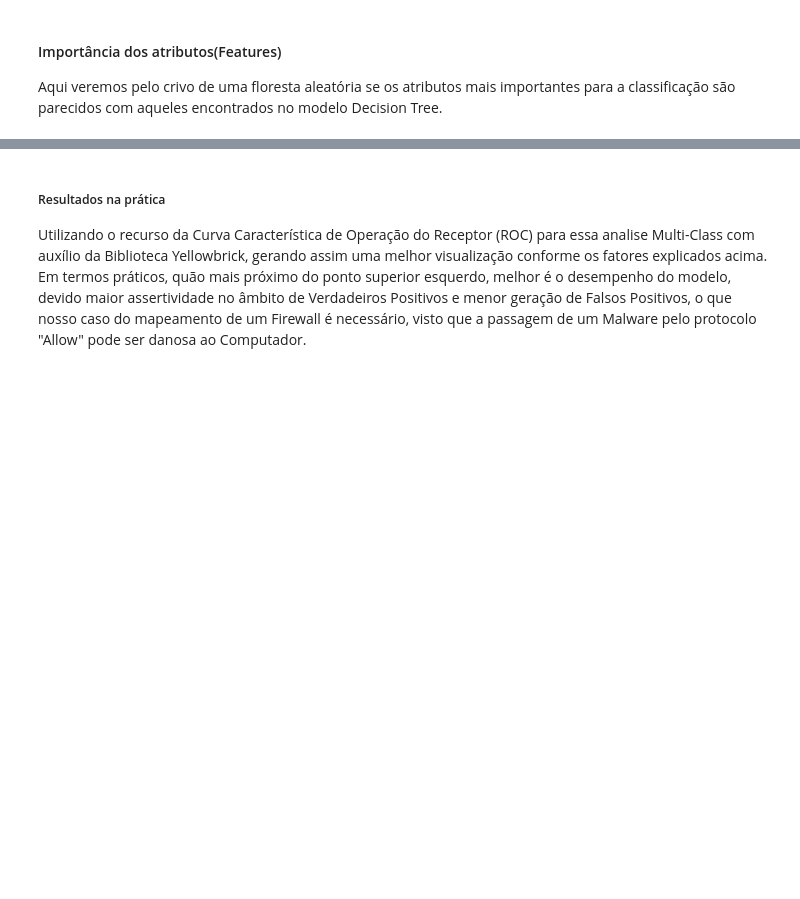
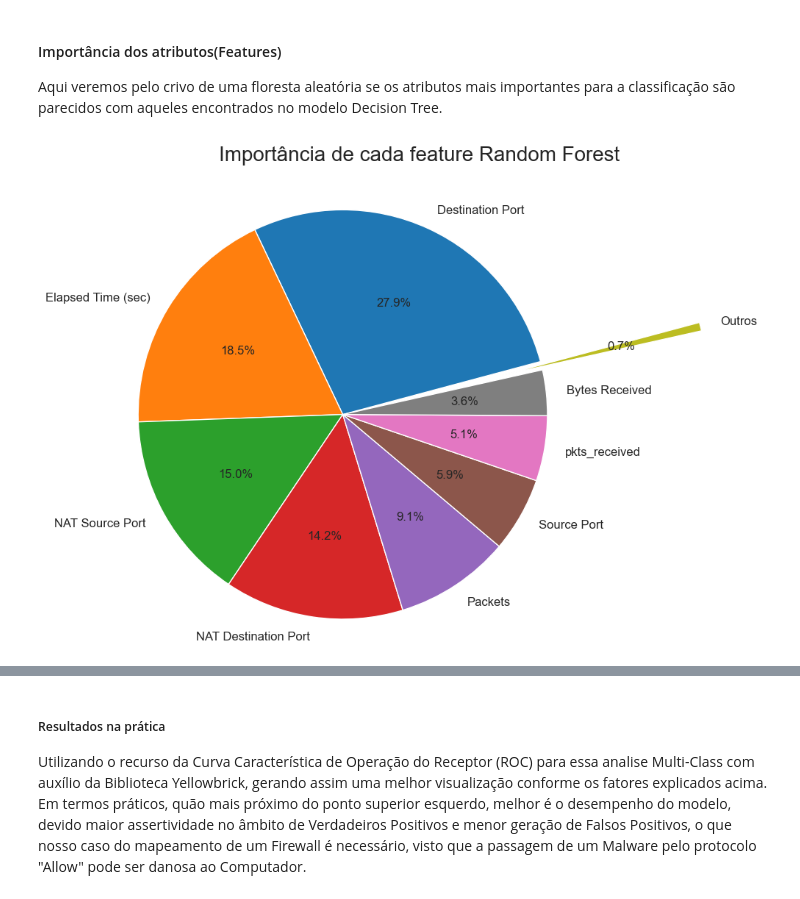
Before and after one commit to leticiacb1/Aviation_Accident_Analysis, a Jupyter notebook: Firewall_Project_Cdados2.ipynb, the cells around one changed output, grey strips where cells are left out. Drawn from its saved outputs; the diff is of its cells as text; code cells hidden in the pictures; blank space fills up the shorter version.

```diff
--- a/Firewall_Project_Cdados2.ipynb
+++ b/Firewall_Project_Cdados2.ipynb
@@ -2594,8 +2699,40 @@ Vemos acima que para a captação dos melhores scores, assim como na elaboraçã
 # %%
-#Instanciando o modelo com parâmetros selecionados
-floresta = RandomForestClassifier(n_estimators = 200,criterion='gini',
-                                        max_depth=1,random_state=0).fit(X_train,y_train)
+#Instanciando o modelo com parâmetros selecionados que obtiveram o melhor score.
+floresta = RandomForestClassifier(n_estimators = 275,criterion='gini',
+                                        max_depth=7,random_state=0).fit(X_train,y_train)
 # %% [markdown]
 #### Importância dos atributos(Features)
 
 Aqui veremos pelo crivo de uma floresta aleatória se os atributos mais importantes para a classificação são parecidos com aqueles encontrados no modelo Decision Tree.
+# %%
+#Fazendo seleção dos atributos utilizados
+sns.set_style(style="darkgrid")
+plt.figure(figsize=(12,8))
+
+importancia =pd.Series(floresta.feature_importances_,index=X_train.columns)
+importancia = importancia.sort_values(ascending=False)
+importancia1 = importancia.sort_values(ascending=True)
+importance = []
+outros = 0
+
+for feature in importancia:
+    if feature>1/100:
+        importance.append(feature)
+    else:
+        outros+=feature
+importance.append(outros)
+importance = pd.Series(importance,index=list(importancia[:8].index)+['Outros'])
+
+
+#Plotando gráfico de pizza
+plt.pie(importance,labels=importance.index,
+        explode= [0]*8+[0.8],autopct='%1.1f%%',shadow=False, startangle=15,
+       textprops={'size':12})
+plt.axis('equal')
+#Plota o nível de importância de cada atributo para o modelo
+plt.title("Importância de cada feature Random Forest\n",size=20)
+# plt.xlabel('Nível de Importância')
+plt.show()
+#importancia
+# %% [output]
+[figure, added]
```
Also changed, not shown: parts of 31 cells of this notebook.
